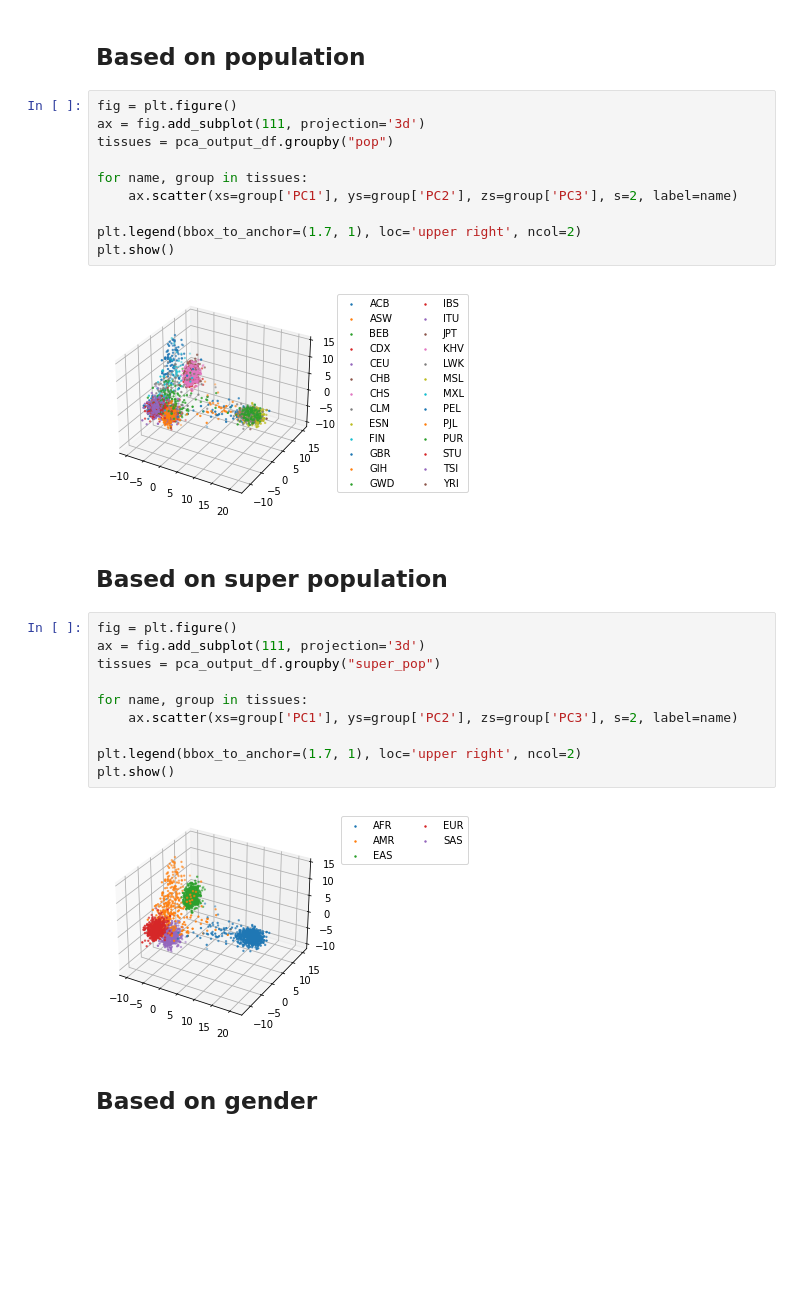
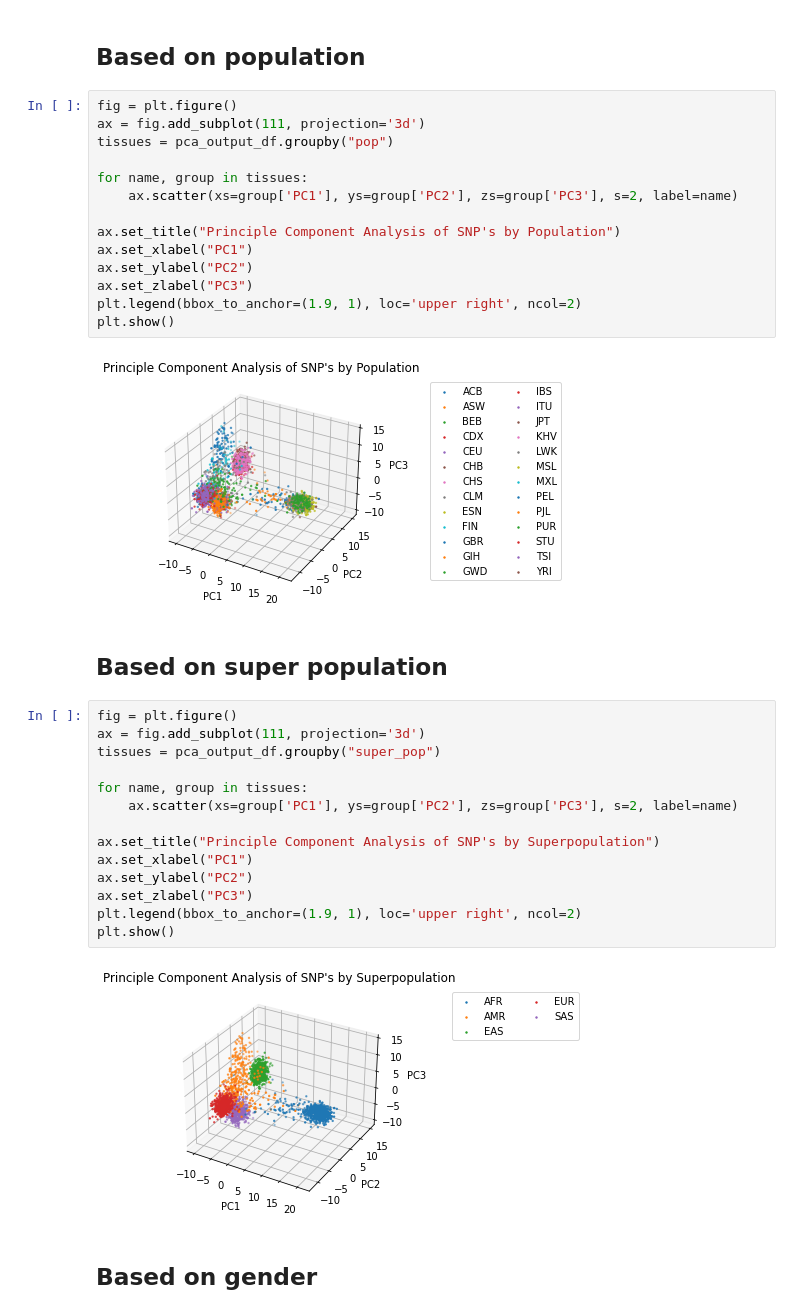
Before and after one commit to bdavi119/qbb2021-answers, a Jupyter notebook: day5-lunch/day5-lunch.ipynb, the cells around one changed output. Saved outputs shown, nothing was run; the diff lists cells and outputs as text; blank space fills up the shorter version.

```diff
--- a/day5-lunch/day5-lunch.ipynb
+++ b/day5-lunch/day5-lunch.ipynb
@@ -241,15 +259,19 @@ plt.show()
 # %%
 fig = plt.figure()
 ax = fig.add_subplot(111, projection='3d')
 tissues = pca_output_df.groupby("pop")
 
 for name, group in tissues:
     ax.scatter(xs=group['PC1'], ys=group['PC2'], zs=group['PC3'], s=2, label=name)
 
-plt.legend(bbox_to_anchor=(1.7, 1), loc='upper right', ncol=2)
+ax.set_title("Principle Component Analysis of SNP's by Population")
+ax.set_xlabel("PC1")
+ax.set_ylabel("PC2")
+ax.set_zlabel("PC3")
+plt.legend(bbox_to_anchor=(1.9, 1), loc='upper right', ncol=2)
 plt.show()
 # %% [output]
-[figure, old version]
+[figure, new version]
 # %% [markdown]
 ## Based on super population
 # %%
@@ -260,10 +282,14 @@ tissues = pca_output_df.groupby("super_pop")
 for name, group in tissues:
     ax.scatter(xs=group['PC1'], ys=group['PC2'], zs=group['PC3'], s=2, label=name)
 
-plt.legend(bbox_to_anchor=(1.7, 1), loc='upper right', ncol=2)
+ax.set_title("Principle Component Analysis of SNP's by Superpopulation")
+ax.set_xlabel("PC1")
+ax.set_ylabel("PC2")
+ax.set_zlabel("PC3")
+plt.legend(bbox_to_anchor=(1.9, 1), loc='upper right', ncol=2)
 plt.show()
 # %% [output]
-[figure, old version]
+[figure, new version]
 # %% [markdown]
 ## Based on gender
 # %%
```
Also changed, not shown: parts of 9 cells of this notebook.
